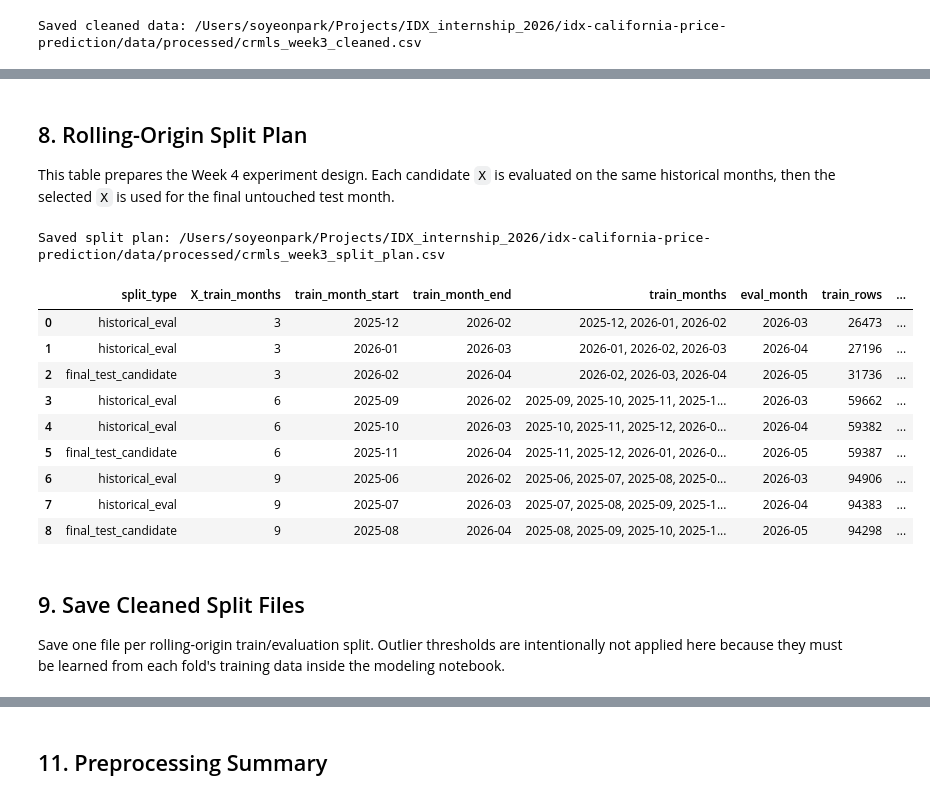
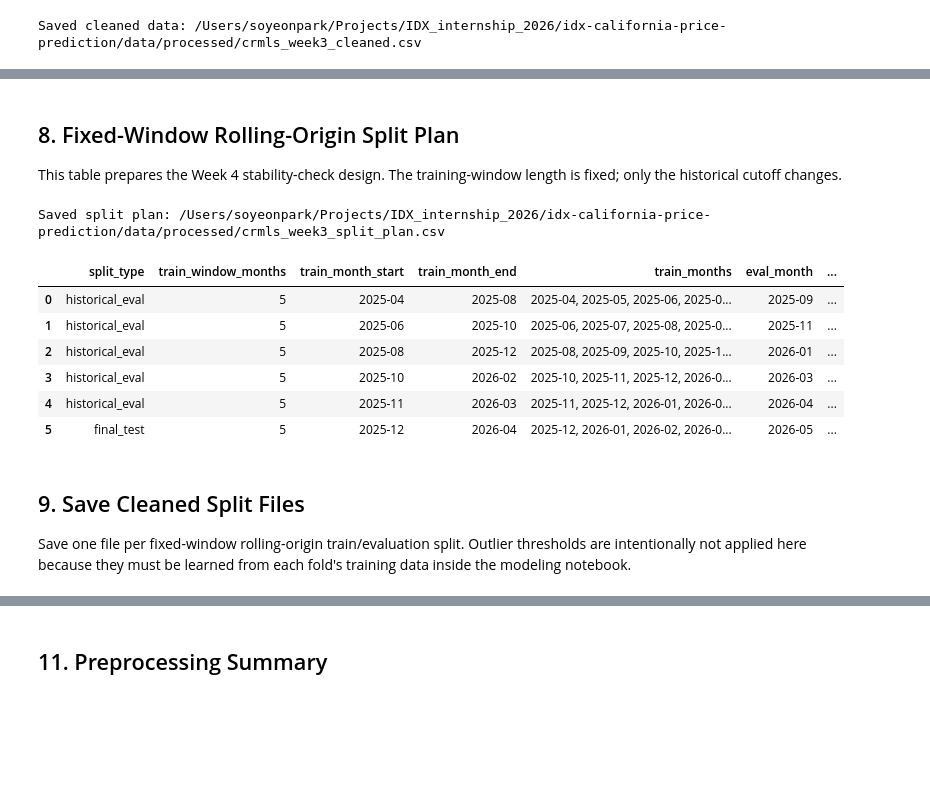
Before and after one commit to syp4137/idx-california-price-prediction, a Jupyter notebook: notebooks/02_preprocessing.ipynb, the cells around one changed output, grey strips where cells are left out. Cells and saved outputs as stored; diff of their text form; code cells hidden in the pictures; blank space fills up the shorter version.

Commit message:
Update Rolling-origin backtest split - only 5 month window

```diff
--- a/notebooks/02_preprocessing.ipynb
+++ b/notebooks/02_preprocessing.ipynb
@@ -360,64 +363,56 @@ Candidate X values: [3, 6, 9]
 # %% [markdown]
-## 8. Rolling-Origin Split Plan
+## 8. Fixed-Window Rolling-Origin Split Plan
 
-This table prepares the Week 4 experiment design. Each candidate `X` is evaluated on the same historical months, then the selected `X` is used for the final untouched test month.
+This table prepares the Week 4 stability-check design. The training-window length is fixed; only the historical cutoff changes.
 # %%
 split_plan_rows = []
 
-for x in candidate_windows:
-    for eval_month in historical_eval_months:
-        rolling_train_df, rolling_eval_df, train_months, eval_month_value = make_rolling_split(
-            clean_df,
-            x_months=x,
-            eval_month=eval_month,
-        )
-        split_plan_rows.append({
-            "split_type": "historical_eval",
-            "X_train_months": x,
-            "train_month_start": str(train_months[0]),
-            "train_month_end": str(train_months[-1]),
-            "train_months": ", ".join(str(month) for month in train_months),
-            "eval_month": str(eval_month_value),
-            "train_rows": len(rolling_train_df),
-            "eval_rows": len(rolling_eval_df),
-        })
-
-    final_train_df, test_df, final_train_months, test_month_value = make_final_test_split(
+for eval_month in historical_eval_months:
+    rolling_train_df, rolling_eval_df, train_months, eval_month_value = make_rolling_split(
         clean_df,
-        x_months=x,
+        eval_month=eval_month,
     )
     split_plan_rows.append({
-        "split_type": "final_test_candidate",
-        "X_train_months": x,
-        "train_month_start": str(final_train_months[0]),
-        "train_month_end": str(final_train_months[-1]),
-        "train_months": ", ".join(str(month) for month in final_train_months),
-        "eval_month": str(test_month_value),
-        "train_rows": len(final_train_df),
-        "eval_rows": len(test_df),
+        "split_type": "historical_eval",
+        "train_window_months": fixed_train_months,
+        "train_month_start": str(train_months[0]),
+        "train_month_end": str(train_months[-1]),
+        "train_months": ", ".join(str(month) for month in train_months),
+        "eval_month": str(eval_month_value),
+        "train_rows": len(rolling_train_df),
+        "eval_rows": len(rolling_eval_df),
     })
+
+final_train_df, test_df, final_train_months, test_month_value = make_final_test_split(clean_df)
+split_plan_rows.append({
+    "split_type": "final_test",
+    "train_window_months": fixed_train_months,
+    "train_month_start": str(final_train_months[0]),
+    "train_month_end": str(final_train_months[-1]),
+    "train_months": ", ".join(str(month) for month in final_train_months),
+    "eval_month": str(test_month_value),
+    "train_rows": len(final_train_df),
+    "eval_rows": len(test_df),
+})
 
 split_plan = pd.DataFrame(split_plan_rows)
 split_plan.to_csv(SPLIT_PLAN_CSV, index=False)
 
 print(f"Saved split plan: {SPLIT_PLAN_CSV}")
 display(split_plan)
 # %% [output]
 Saved split plan: /Users/soyeonpark/Projects/IDX_internship_2026/idx-california-price-prediction/data/processed/crmls_week3_split_plan.csv
-|  | split_type | X_train_months | train_month_start | train_month_end | train_months | eval_month | train_rows | ... |
-| 0 | historical_eval | 3 | 2025-12 | 2026-02 | 2025-12, 2026-01, 2026-02 | 2026-03 | 26473 | ... |
-| 1 | historical_eval | 3 | 2026-01 | 2026-03 | 2026-01, 2026-02, 2026-03 | 2026-04 | 27196 | ... |
-| 2 | final_test_candidate | 3 | 2026-02 | 2026-04 | 2026-02, 2026-03, 2026-04 | 2026-05 | 31736 | ... |
-| 3 | historical_eval | 6 | 2025-09 | 2026-02 | 2025-09, 2025-10, 2025-11, 2025-1... | 2026-03 | 59662 | ... |
-| 4 | historical_eval | 6 | 2025-10 | 2026-03 | 2025-10, 2025-11, 2025-12, 2026-0... | 2026-04 | 59382 | ... |
-| 5 | final_test_candidate | 6 | 2025-11 | 2026-04 | 2025-11, 2025-12, 2026-01, 2026-0... | 2026-05 | 59387 | ... |
-| 6 | historical_eval | 9 | 2025-06 | 2026-02 | 2025-06, 2025-07, 2025-08, 2025-0... | 2026-03 | 94906 | ... |
-| 7 | historical_eval | 9 | 2025-07 | 2026-03 | 2025-07, 2025-08, 2025-09, 2025-1... | 2026-04 | 94383 | ... |
-| 8 | final_test_candidate | 9 | 2025-08 | 2026-04 | 2025-08, 2025-09, 2025-10, 2025-1... | 2026-05 | 94298 | ... |
+|  | split_type | train_window_months | train_month_start | train_month_end | train_months | eval_month | ... |
+| 0 | historical_eval | 5 | 2025-04 | 2025-08 | 2025-04, 2025-05, 2025-06, 2025-0... | 2025-09 | ... |
+| 1 | historical_eval | 5 | 2025-06 | 2025-10 | 2025-06, 2025-07, 2025-08, 2025-0... | 2025-11 | ... |
+| 2 | historical_eval | 5 | 2025-08 | 2025-12 | 2025-08, 2025-09, 2025-10, 2025-1... | 2026-01 | ... |
+| 3 | historical_eval | 5 | 2025-10 | 2026-02 | 2025-10, 2025-11, 2025-12, 2026-0... | 2026-03 | ... |
+| 4 | historical_eval | 5 | 2025-11 | 2026-03 | 2025-11, 2025-12, 2026-01, 2026-0... | 2026-04 | ... |
+| 5 | final_test | 5 | 2025-12 | 2026-04 | 2025-12, 2026-01, 2026-02, 2026-0... | 2026-05 | ... |
 # %% [markdown]
 ## 9. Save Cleaned Split Files
 
-Save one file per rolling-origin train/evaluation split. Outlier thresholds are intentionally not applied here because they must be learned from each fold's training data inside the modeling notebook.
+Save one file per fixed-window rolling-origin train/evaluation split. Outlier thresholds are intentionally not applied here because they must be learned from each fold's training data inside the modeling notebook.
 # %%
 SPLIT_DIR = PROCESSED_DATA_DIR / "splits"
 SPLIT_DIR.mkdir(parents=True, exist_ok=True)
```
Also changed, not shown: parts of 7 cells of this notebook.
